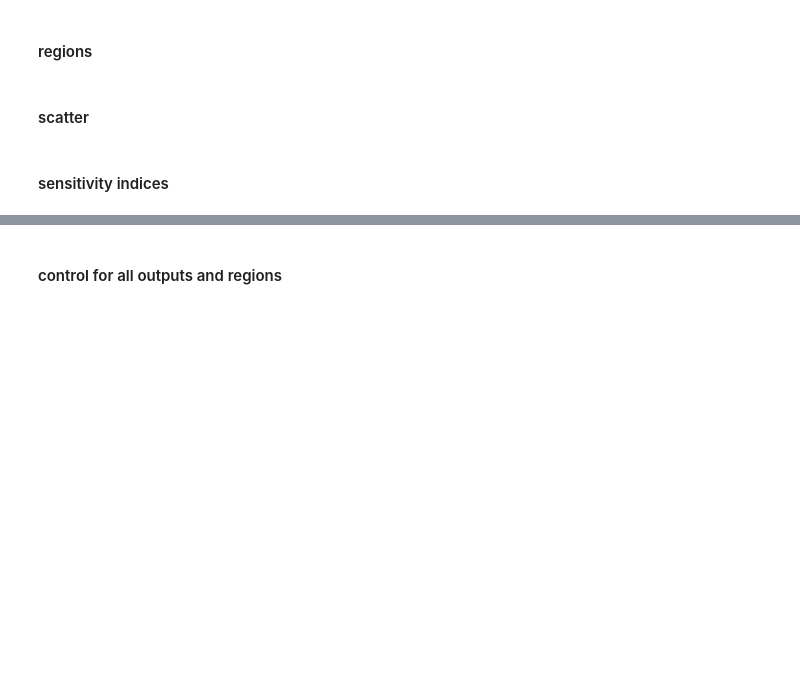
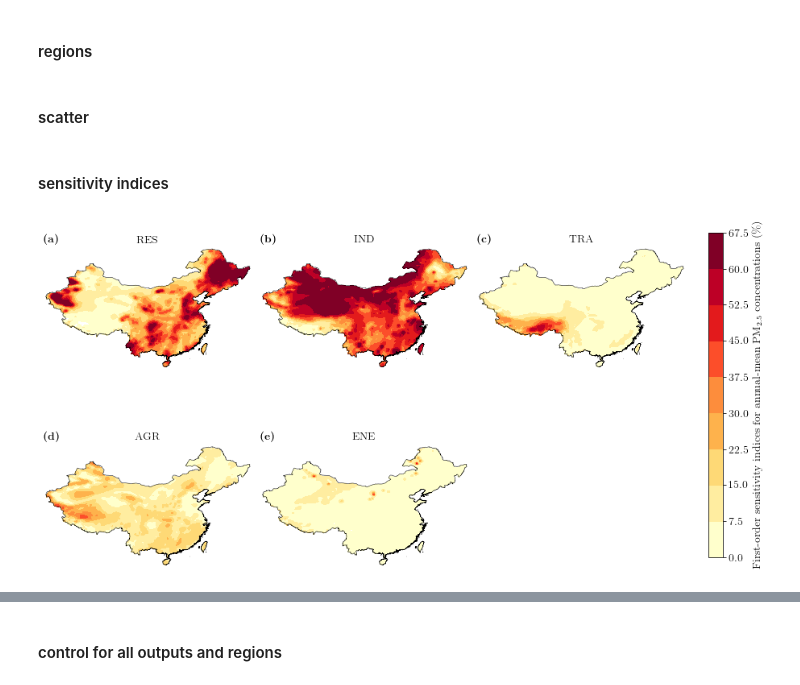
Before and after one commit to lukeconibear/emulator_annual, a Jupyter notebook: emulator_plots.ipynb, the cells around one changed output, grey strips where cells are left out. Saved outputs shown, nothing was run; the diff lists cells and outputs as text; code cells hidden in the pictures; blank space fills up the shorter version.

```diff
--- a/emulator_plots.ipynb
+++ b/emulator_plots.ipynb
@@ -210,8 +209,8 @@ plt.show()
 # %% [markdown]
 #### sensitivity indices
 # %%
-#output = 'PM2_5_DRY'
-output = 'o3'
+output = 'PM2_5_DRY'
+#output = 'o3_6mDM8h'
 #output = 'AOD550_sfc'
 #output = 'asoaX_2p5'
 #output = 'bc_2p5'
@@ -222,8 +221,8 @@ output = 'o3'
 #output = 'oin_2p5'
 #output = 'so4_2p5'
 
-#label = 'ambient PM$_{2.5}$ concentrations'
-label = 'ambient O$_{3}$ concentrations'
+label = 'annual-mean PM$_{2.5}$ concentrations'
+#label = '6mDM8h O$_{3}$ concentrations'
 #label = 'surface AOD 550 nm'
 #label = 'anthropogenic SOA concentrations'
 #label = 'BC concentrations'
@@ -234,8 +233,8 @@ label = 'ambient O$_{3}$ concentrations'
 #label = 'OIN concentrations'
 #label = 'SO$_{4}$ concentrations'
 
-#units = '(${\mu}g$ $m^{-3}$)'
-units = '(ppb)'
+units = '(${\mu}g$ $m^{-3}$)'
+#units = '(ppb)'
 #units = ''
 # %%
 ds_sens_ind = xr.open_dataset(f'/nfs/b0122/Users/earlacoa/paper_aia_china/emulator_annual/emulators/{output}/ds_sens_ind_{output}.nc')
@@ -251,7 +250,7 @@ fig = plt.figure(1, figsize=(12, 8))
 gs = gridspec.GridSpec(2, 3)
 
 sens = 'S1'
-region = 'GBA'
+region = 'China'
 
 sims = ['RES', 'IND', 'TRA', 'AGR', 'ENE']
 levels = {}
@@ -271,8 +270,8 @@ for index, item in enumerate(plots):
         ax.set_extent([73, 135, 18, 54], crs=ccrs.PlateCarree())
         shape_feature = ShapelyFeature(Reader('/nfs/a68/earlacoa/shapefiles/china/china_taiwan_hongkong_macao.shp').geometries(),
                                        ccrs.PlateCarree(), facecolor='none')
-        ax.background_patch.set_visible(False)
-        ax.outline_patch.set_visible(False)
+        ax.patch.set_visible(False)
+        ax.spines['geo'].set_visible(False)
         ax.add_feature(shape_feature, edgecolor='black', linewidth=0.5)
     elif item[2] == 'GBA':
         ax.set_extent([111.3, 115.5, 21.5, 24.5], crs=ccrs.PlateCarree())
@@ -289,36 +288,38 @@ for index, item in enumerate(plots):
         ax.add_feature(shape_feature3, edgecolor='black', linewidth=0.5)
         ax.add_feature(shape_feature4, edgecolor='black', linewidth=0.5)
     norm = matplotlib.colors.Normalize(vmin=item[3][0], vmax=item[3][-2])
     cmap = matplotlib.colors.ListedColormap(list(item[4]))
     im = ax.contourf(xx, yy, 100 * ds_sens_ind[item[1] + '_' + item[0]].values, item[3],
                      cmap=cmap, norm=norm, transform=ccrs.PlateCarree())
-    plt.annotate(r'\textbf{' + chr(97 + index) + '}', xy=(0,1.05), xycoords='axes fraction', fontsize=14)
+    plt.annotate(r'\textbf{(' + chr(97 + index) + ')}', xy=(0,1.05), xycoords='axes fraction', fontsize=14)
     plt.title(item[0], size=14)
 
 fig.canvas.draw()
 gs.tight_layout(fig, rect=[0, 0, 0.95, 0.95], h_pad=1, w_pad=1)
 
 plt.draw()
 
 ax_cbar = fig.add_axes([0.97, 0.15, 0.02, 0.7])
 sm = plt.cm.ScalarMappable(
     norm=matplotlib.colors.Normalize(vmin=levels[region][0], vmax=levels[region][-2]),
     cmap=im.cmap
 )
 sm.set_array([])
 cb = plt.colorbar(
     sm,
     cax=ax_cbar,
     norm=matplotlib.colors.Normalize(vmin=levels[region][0], vmax=levels[region][-2]),
     cmap=cmap_colors[sens],
     ticks=levels[region][0:-1]
 )
 cb.set_label(cb_label[sens], size=14)
 cb.ax.tick_params(labelsize=14)
 
-#plt.savefig(f'/nfs/b0122/Users/earlacoa/png/paper_aia_emulator_annual/{output}_{region}_compare.png', dpi=700, alpha=True, bbox_inches='tight')
-#plt.savefig(f'/nfs/b0122/Users/earlacoa/png/paper_aia_emulator_annual/{output}_{region}_compare.eps', format='eps', dpi=700, alpha=True, bbox_inches='tight')
+plt.savefig(f'/nfs/b0122/Users/earlacoa/png/paper_aia_emulator_annual/{output}_{region}_compare.png', dpi=700, alpha=True, bbox_inches='tight')
+plt.savefig(f'/nfs/b0122/Users/earlacoa/png/paper_aia_emulator_annual/{output}_{region}_compare.eps', format='eps', dpi=700, alpha=True, bbox_inches='tight')
 plt.show()
+# %% [output]
+[figure, added]
 # %%
 # absolute sensitivity
 
```
Also changed, not shown: parts of 33 cells of this notebook, 16 other files.
